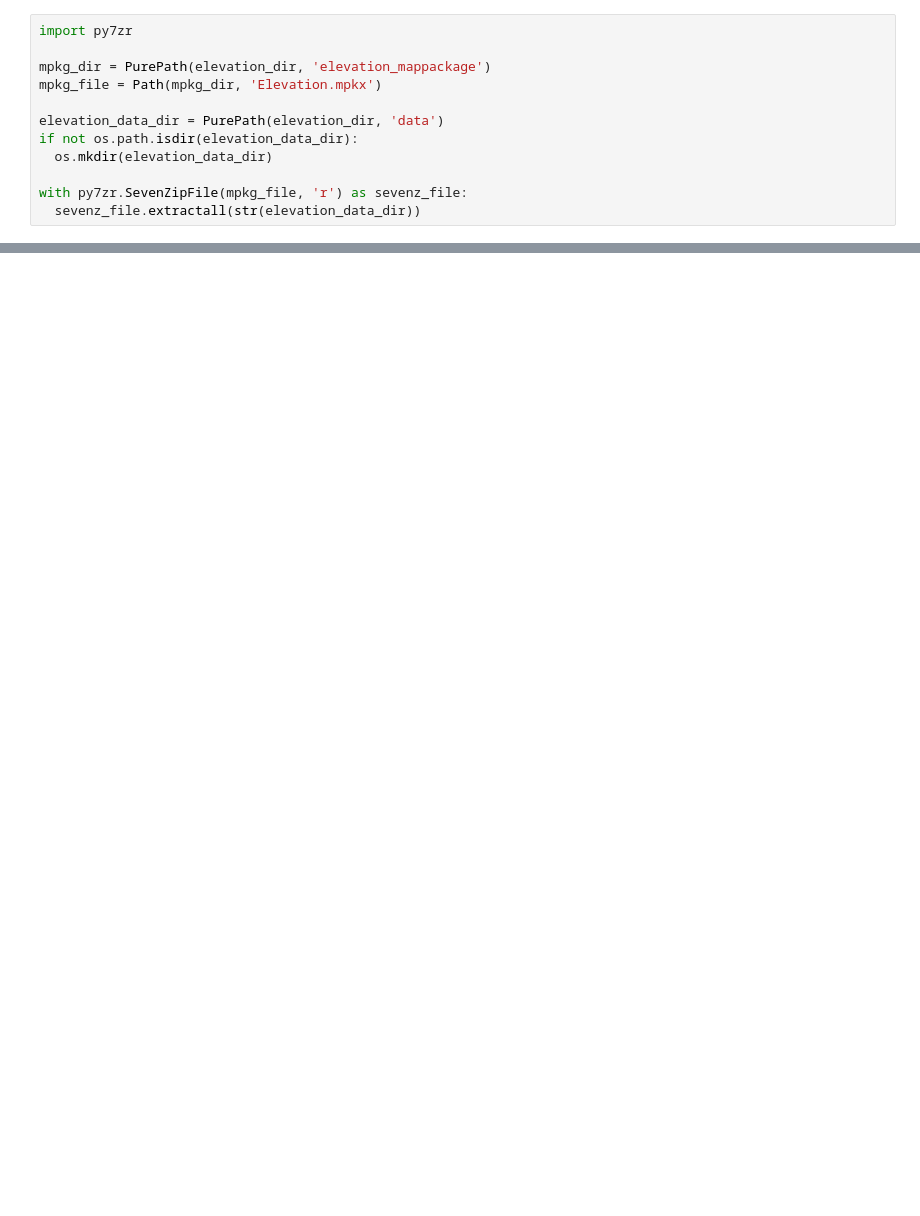
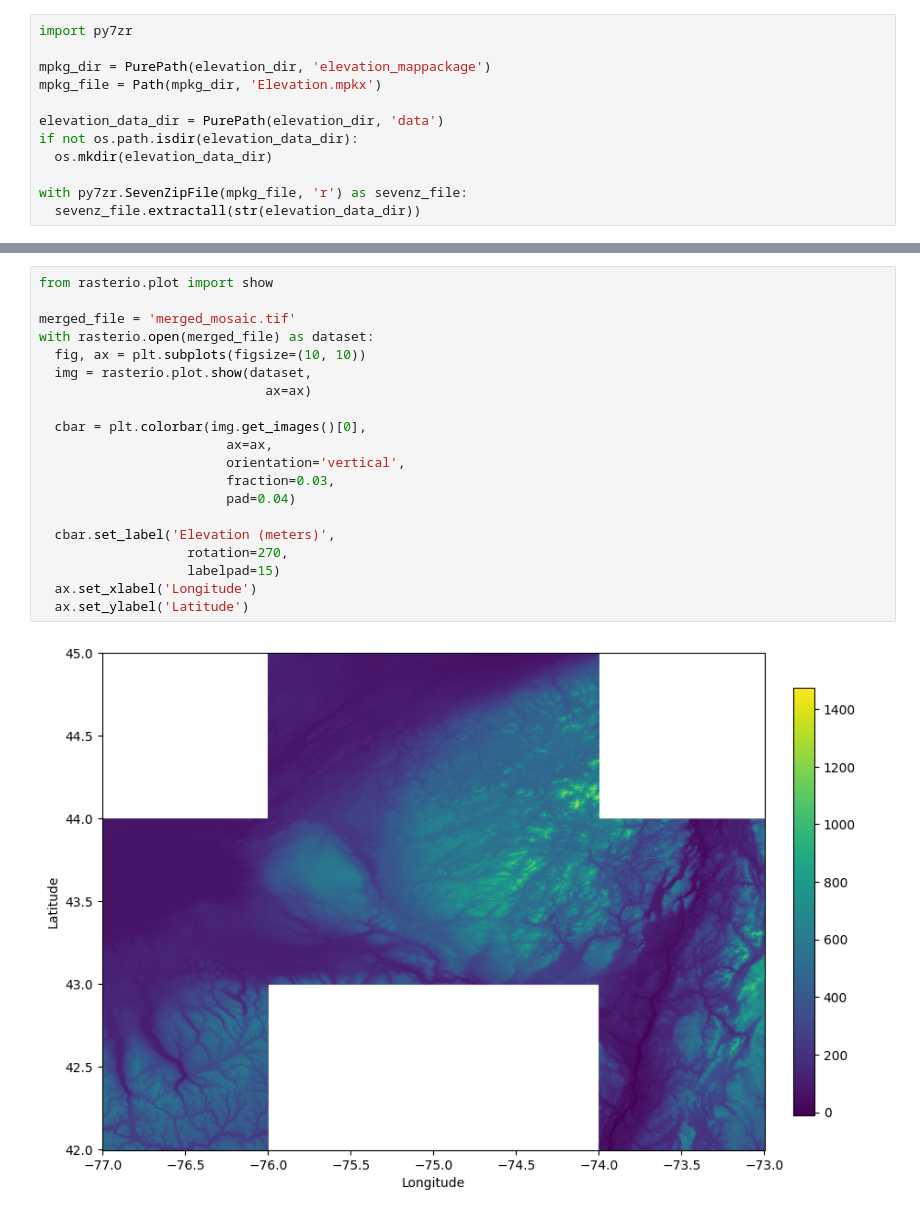
Before and after one commit to srujan964/ruc-gis, a Jupyter notebook: gis-ps4.ipynb, the cells around one changed output, grey strips where cells are left out. Saved outputs shown, nothing was run; the diff lists cells and outputs as text; blank space fills up the shorter version.

```diff
--- a/gis-ps4.ipynb
+++ b/gis-ps4.ipynb
@@ -335,0 +373,22 @@ aurora_points_lambert.plot(ax=ax, cmap=turbo_cmap, column='aurora',
+# %%
+from rasterio.plot import show
+
+merged_file = 'merged_mosaic.tif'
+with rasterio.open(merged_file) as dataset:
+  fig, ax = plt.subplots(figsize=(10, 10))
+  img = rasterio.plot.show(dataset,
+                             ax=ax)
+
+  cbar = plt.colorbar(img.get_images()[0],
+                        ax=ax,
+                        orientation='vertical',
+                        fraction=0.03,
+                        pad=0.04)
+
+  cbar.set_label('Elevation (meters)',
+                   rotation=270,
+                   labelpad=15)
+  ax.set_xlabel('Longitude')
+  ax.set_ylabel('Latitude')
+# %% [output]
+[figure, added]
```
Also changed, not shown: parts of 24 cells of this notebook.
